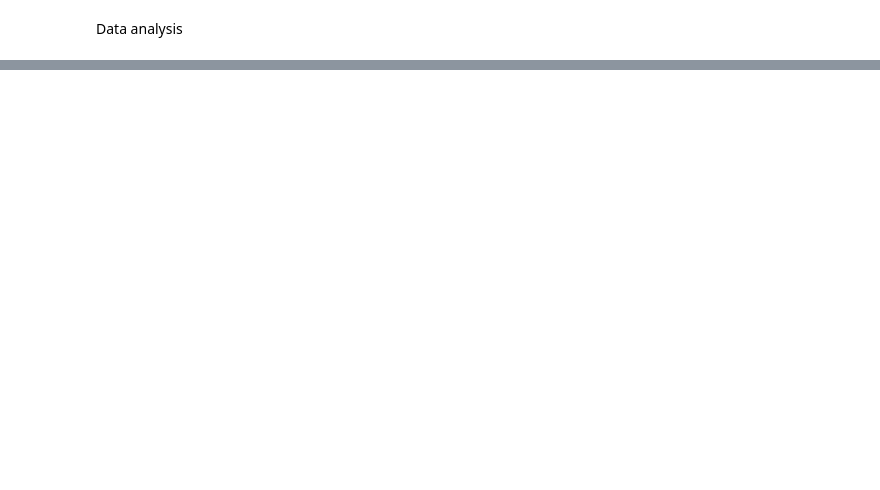
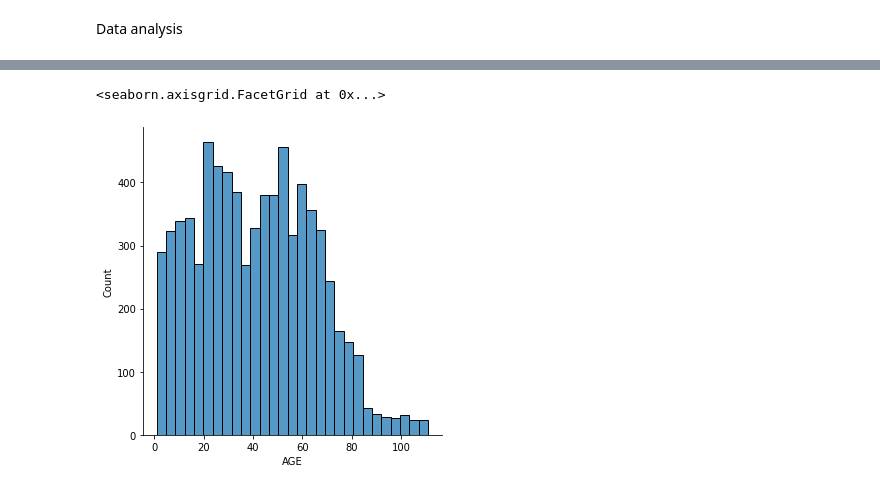
Before and after one commit to Fuenfgeld/ATeamDatenmanagementUndArchivierung, a Jupyter notebook: IMECOS_master.ipynb, the cells around one changed output, grey strips where cells are left out. Cells and saved outputs as stored; diff of their text form; code cells hidden in the pictures; blank space fills up the shorter version.

```diff
--- a/IMECOS_master.ipynb
+++ b/IMECOS_master.ipynb
@@ -20,2 +67,12 @@ exec(requests.get('https://raw.githubusercontent.com/Fuenfgeld/ATeamDatenmanagem
 # %% [markdown]
 Data analysis
+# %%
+# import plot libraries
+import seaborn as sns
+import matplotlib.pyplot as plt
+%matplotlib inline
+
+# save tables from DB into dataframe
+encounters = pd.read_sql_query("SELECT * FROM encounters", conn_new)
+patients = pd.read_sql_query("SELECT * FROM patients", conn_new)
+master = pd.read_sql_query("SELECT * FROM code_master", conn_new)
@@ -21,0 +102,13 @@ Data analysis
+# %%
+# Convert date columns
+patients["BIRTHDATE"] = pd.to_datetime(patients["BIRTHDATE"])
+patients["DEATHDATE"] = pd.to_datetime(patients["DEATHDATE"])
+# calcute patient age
+patients["AGE"] = patients.DEATHDATE.dt.year - patients.BIRTHDATE.dt.year
+patients["AGE"] = patients["AGE"].fillna(2021 - patients.BIRTHDATE.dt.year)
+# %%
+# patients age distribution
+sns.displot(patients["AGE"])
+# %% [output]
+<seaborn.axisgrid.FacetGrid at 0x...>
+[figure, added]
```
Also changed, not shown: parts of 42 cells of this notebook.
